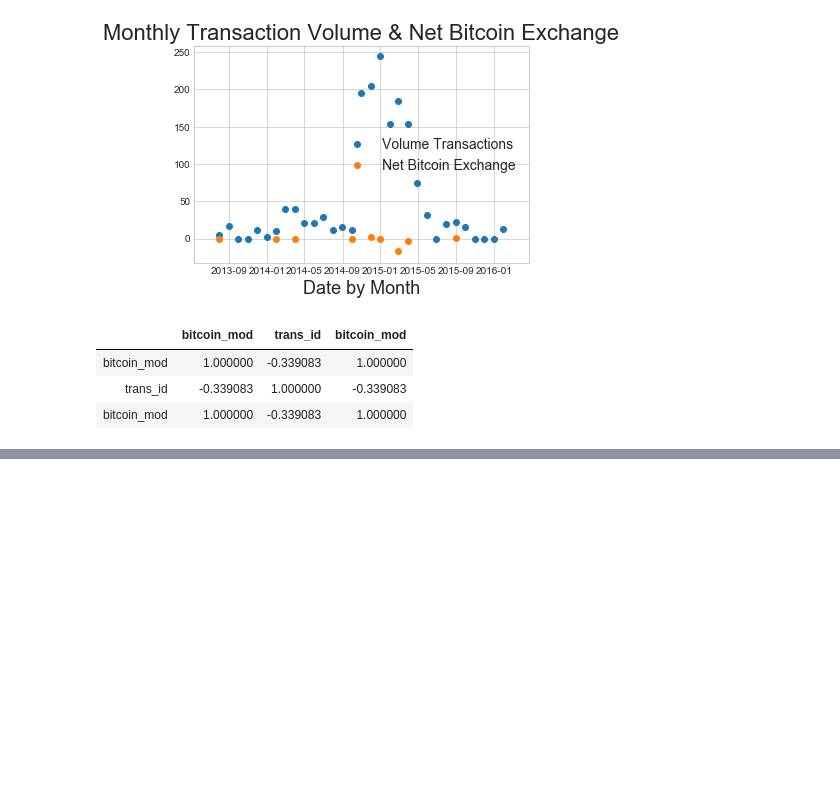
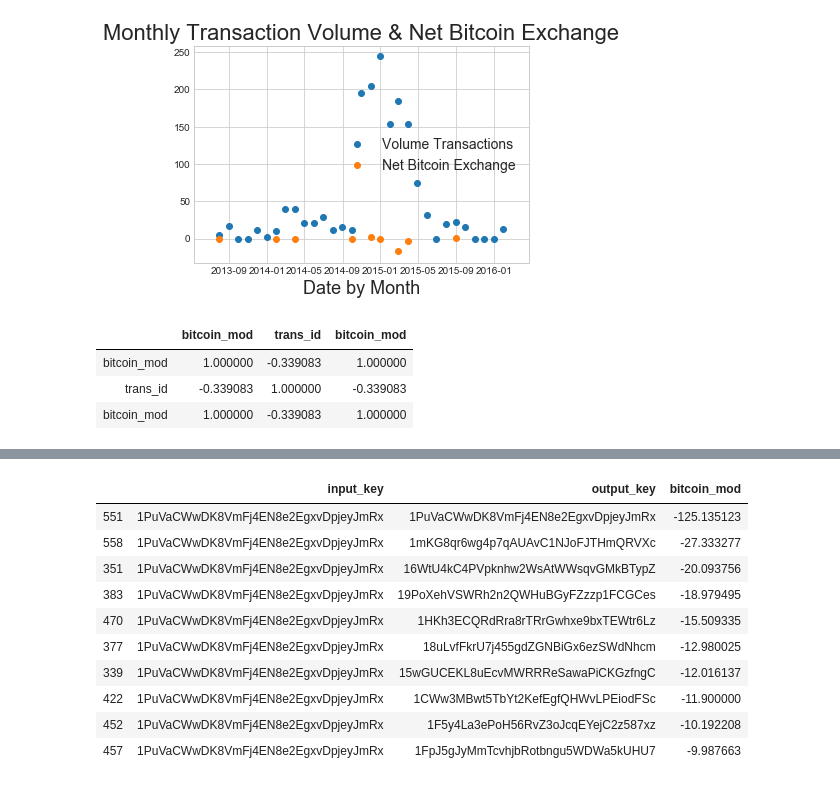
Before and after one commit to srishti-mishra/Parallel-ML-Project, a Jupyter notebook: Network analysis.ipynb, the cells around one changed output, grey strips where cells are left out. Saved outputs shown, nothing was run; the diff lists cells and outputs as text; code cells hidden in the pictures; blank space fills up the shorter version.

```diff
--- a/Network analysis.ipynb
+++ b/Network analysis.ipynb
@@ -242,0 +250,14 @@ plt.title('Net Volume Bitcoins Exchanged', fontsize=22)
+# %%
+nx_plot_asc[0:10]
+# %% [output]
+|  | input_key | output_key | bitcoin_mod |
+| 551 | 1PuVaCWwDK8VmFj4EN8e2EgxvDpjeyJmRx | 1PuVaCWwDK8VmFj4EN8e2EgxvDpjeyJmRx | -125.135123 |
+| 558 | 1PuVaCWwDK8VmFj4EN8e2EgxvDpjeyJmRx | 1mKG8qr6wg4p7qAUAvC1NJoFJTHmQRVXc | -27.333277 |
+| 351 | 1PuVaCWwDK8VmFj4EN8e2EgxvDpjeyJmRx | 16WtU4kC4PVpknhw2WsAtWWsqvGMkBTypZ | -20.093756 |
+| 383 | 1PuVaCWwDK8VmFj4EN8e2EgxvDpjeyJmRx | 19PoXehVSWRh2n2QWHuBGyFZzzp1FCGCes | -18.979495 |
+| 470 | 1PuVaCWwDK8VmFj4EN8e2EgxvDpjeyJmRx | 1HKh3ECQRdRra8rTRrGwhxe9bxTEWtr6Lz | -15.509335 |
+| 377 | 1PuVaCWwDK8VmFj4EN8e2EgxvDpjeyJmRx | 18uLvfFkrU7j455gdZGNBiGx6ezSWdNhcm | -12.980025 |
+| 339 | 1PuVaCWwDK8VmFj4EN8e2EgxvDpjeyJmRx | 15wGUCEKL8uEcvMWRRReSawaPiCKGzfngC | -12.016137 |
+| 422 | 1PuVaCWwDK8VmFj4EN8e2EgxvDpjeyJmRx | 1CWw3MBwt5TbYt2KefEgfQHWvLPEiodFSc | -11.900000 |
+| 452 | 1PuVaCWwDK8VmFj4EN8e2EgxvDpjeyJmRx | 1F5y4La3ePoH56RvZ3oJcqEYejC2z587xz | -10.192208 |
+| 457 | 1PuVaCWwDK8VmFj4EN8e2EgxvDpjeyJmRx | 1FpJ5gJyMmTcvhjbRotbngu5WDWa5kUHU7 | -9.987663 |
```
Also changed, not shown: parts of 14 cells of this notebook, 1 other file.
